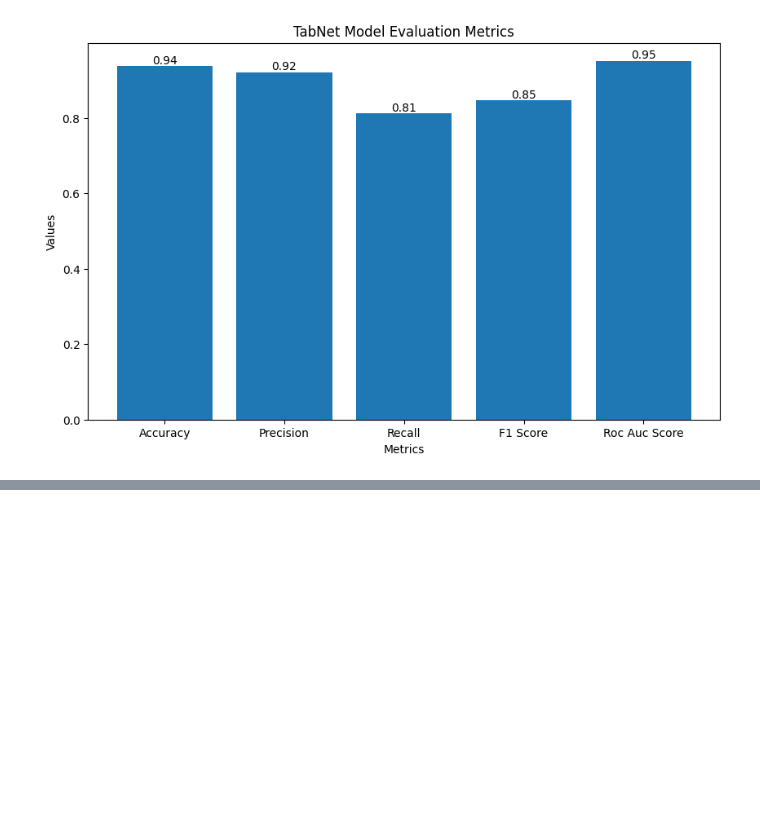
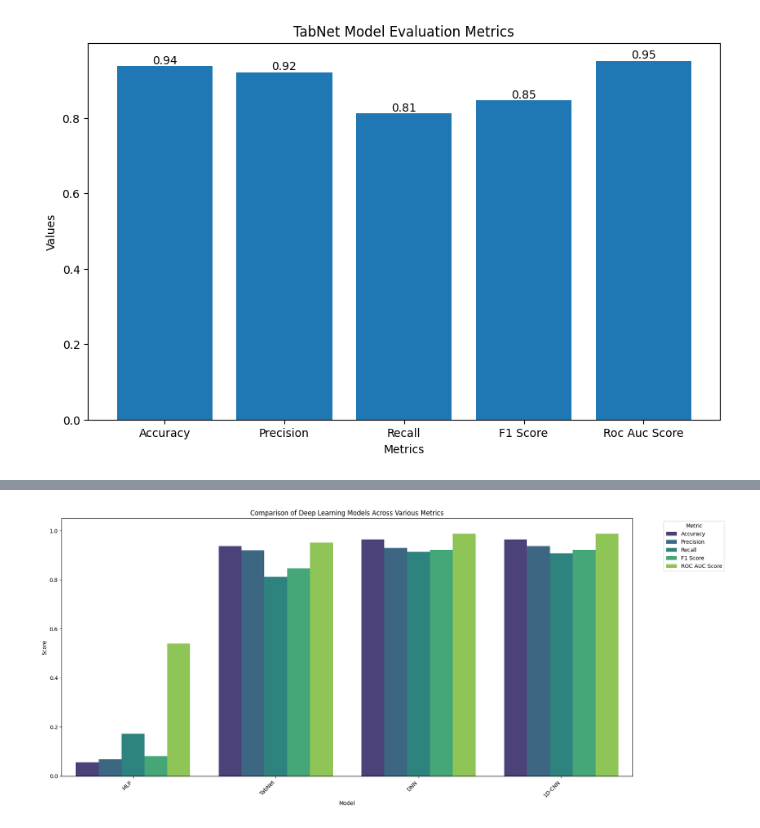
Before and after one commit to halimAhtasham/Network-_Intrusion_Detection---All_In_One, a Jupyter notebook: ROSIDS23_Testing_Multiple_Model.ipynb, the cells around one changed output, grey strips where cells are left out. Saved outputs shown, nothing was run; the diff lists cells and outputs as text; code cells hidden in the pictures; blank space fills up the shorter version.

```diff
--- a/ROSIDS23_Testing_Multiple_Model.ipynb
+++ b/ROSIDS23_Testing_Multiple_Model.ipynb
@@ -1163,0 +1394,22 @@ plt.show()
+# %%
+early_stop_cnn = EarlyStopping(
+    monitor="val_loss",
+    patience=3,
+    restore_best_weights=True
+)
+
+start_time = time.time()
+
+cnn_history = cnn.fit(
+    X_train_cnn,
+    y_train,
+    validation_split=0.2,
+    epochs=20,
+    batch_size=256,
+    callbacks=[early_stop_cnn],
+    verbose=1
+)
+
+cnn_training_time = time.time() - start_time
+
+print(f"Training Time: {cnn_training_time:.2f} seconds")
@@ -1163,0 +1554,15 @@ plt.show()
+# %%
+dl_df_melted = dl_comparison_df.melt(id_vars='Model', var_name='Metric', value_name='Score')
+
+plt.figure(figsize=(18, 8))
+sns.barplot(x='Model', y='Score', hue='Metric', data=dl_df_melted, palette='viridis')
+plt.title('Comparison of Deep Learning Models Across Various Metrics')
+plt.xlabel('Model')
+plt.ylabel('Score')
+plt.ylim(0, 1.05)
+plt.xticks(rotation=45, ha='right')
+plt.legend(title='Metric', bbox_to_anchor=(1.05, 1), loc='upper left')
+plt.tight_layout()
+plt.show()
+# %% [output]
+[figure, added]
```
Also changed, not shown: parts of 33 cells of this notebook.
